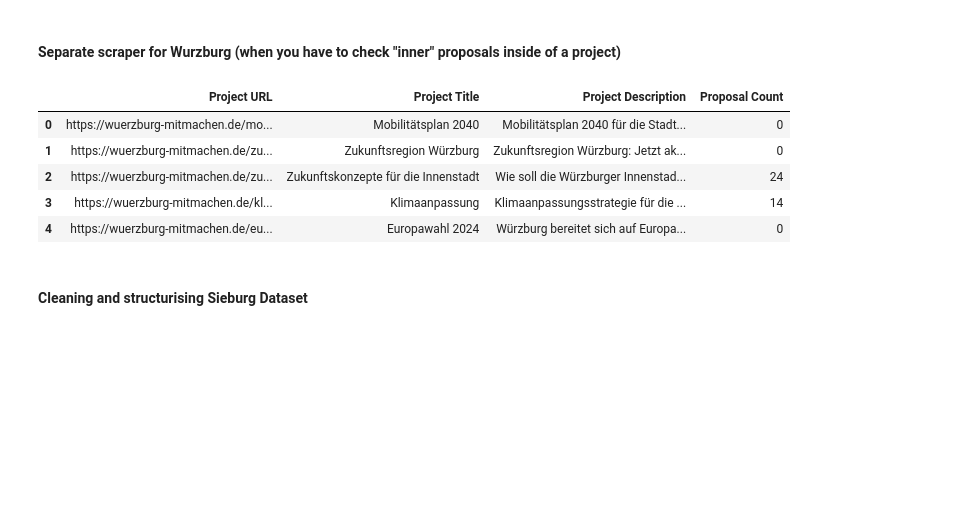
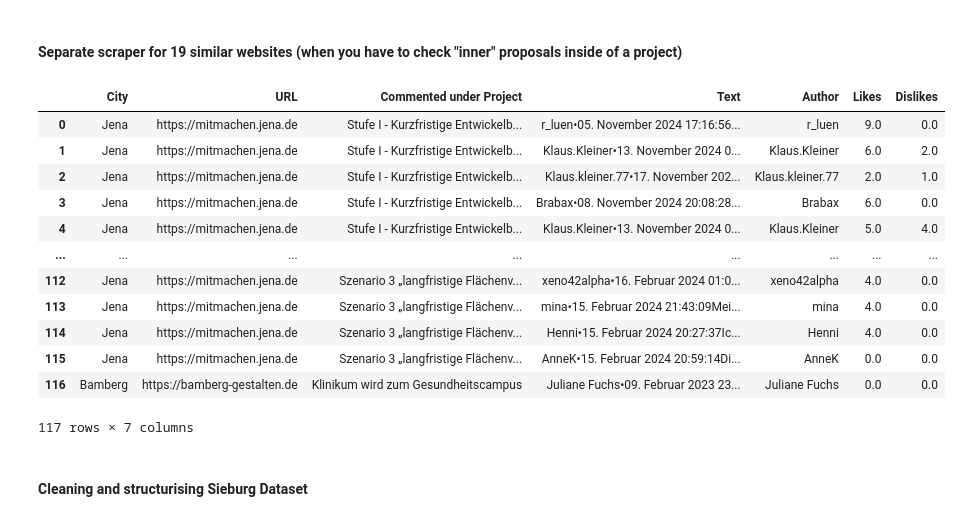
Before and after one commit to denishotii/ConsulDemocracy24-kommueneImFokus, a Jupyter notebook: Scraping copy.ipynb, the cells around one changed output. Saved outputs shown, nothing was run; the diff lists cells and outputs as text; code cells hidden in the pictures; blank space fills up the shorter version.

Commit message:
Added a generalized scraper for comments (needs to be modified more) and 19 websites in total to scrape from

```diff
--- a/Scraping copy.ipynb
+++ b/Scraping copy.ipynb
@@ -134,7 +134,7 @@ def scraper(soup, url):
 
 link_and_data = def_42(urls)
 # %% [markdown]
-#### Separate scraper for Wurzburg (when you have to check "inner" proposals inside of a project)
+#### Separate scraper for 19 similar websites (when you have to check "inner" proposals inside of a project)
 # %%
 import requests
 from bs4 import BeautifulSoup
@@ -243,9 +356,18 @@ df_wurzburg_projects, df_wurzburg_proposals = scrape_wurzburg_projects(wurzburg_
-# %%
-df_wurzburg_projects.head()
-# %% [output]
-|  | Project URL | Project Title | Project Description | Proposal Count |
-| 0 | https://wuerzburg-mitmachen.de/mo... | Mobilitätsplan 2040 | Mobilitätsplan 2040 für die Stadt... | 0 |
-| 1 | https://wuerzburg-mitmachen.de/zu... | Zukunftsregion Würzburg | Zukunftsregion Würzburg: Jetzt ak... | 0 |
-| 2 | https://wuerzburg-mitmachen.de/zu... | Zukunftskonzepte für die Innenstadt | Wie soll die Würzburger Innenstad... | 24 |
-| 3 | https://wuerzburg-mitmachen.de/kl... | Klimaanpassung | Klimaanpassungsstrategie für die ... | 14 |
-| 4 | https://wuerzburg-mitmachen.de/eu... | Europawahl 2024 | Würzburg bereitet sich auf Europa... | 0 |
+# %%
+all_comments_df
+
+# Make one big dataset from this scraper (add Jena [Project Start Date, Comments amount, Supporters, Discussion])
+# %% [output]
+|  | City | URL | Commented under Project | Text | Author | Likes | Dislikes |
+| 0 | Jena | https://mitmachen.jena.de | Stufe I - Kurzfristige Entwickelb... | r_luen•05. November 2024 17:16:56... | r_luen | 9.0 | 0.0 |
+| 1 | Jena | https://mitmachen.jena.de | Stufe I - Kurzfristige Entwickelb... | Klaus.Kleiner•13. November 2024 0... | Klaus.Kleiner | 6.0 | 2.0 |
+| 2 | Jena | https://mitmachen.jena.de | Stufe I - Kurzfristige Entwickelb... | Klaus.kleiner.77•17. November 202... | Klaus.kleiner.77 | 2.0 | 1.0 |
+| 3 | Jena | https://mitmachen.jena.de | Stufe I - Kurzfristige Entwickelb... | Brabax•08. November 2024 20:08:28... | Brabax | 6.0 | 0.0 |
+| 4 | Jena | https://mitmachen.jena.de | Stufe I - Kurzfristige Entwickelb... | Klaus.Kleiner•13. November 2024 0... | Klaus.Kleiner | 5.0 | 4.0 |
+| ... | ... | ... | ... | ... | ... | ... | ... |
+| 112 | Jena | https://mitmachen.jena.de | Szenario 3 „langfristige Flächenv... | xeno42alpha•16. Februar 2024 01:0... | xeno42alpha | 4.0 | 0.0 |
+| 113 | Jena | https://mitmachen.jena.de | Szenario 3 „langfristige Flächenv... | mina•15. Februar 2024 21:43:09Mei... | mina | 4.0 | 0.0 |
+| 114 | Jena | https://mitmachen.jena.de | Szenario 3 „langfristige Flächenv... | Henni•15. Februar 2024 20:27:37Ic... | Henni | 4.0 | 0.0 |
+| 115 | Jena | https://mitmachen.jena.de | Szenario 3 „langfristige Flächenv... | AnneK•15. Februar 2024 20:59:14Di... | AnneK | 0.0 | 0.0 |
+| 116 | Bamberg | https://bamberg-gestalten.de | Klinikum wird zum Gesundheitscampus | Juliane Fuchs•09. Februar 2023 23... | Juliane Fuchs | 0.0 | 0.0 |
+117 rows × 7 columns
```
Also changed, not shown: parts of 5 cells of this notebook.
